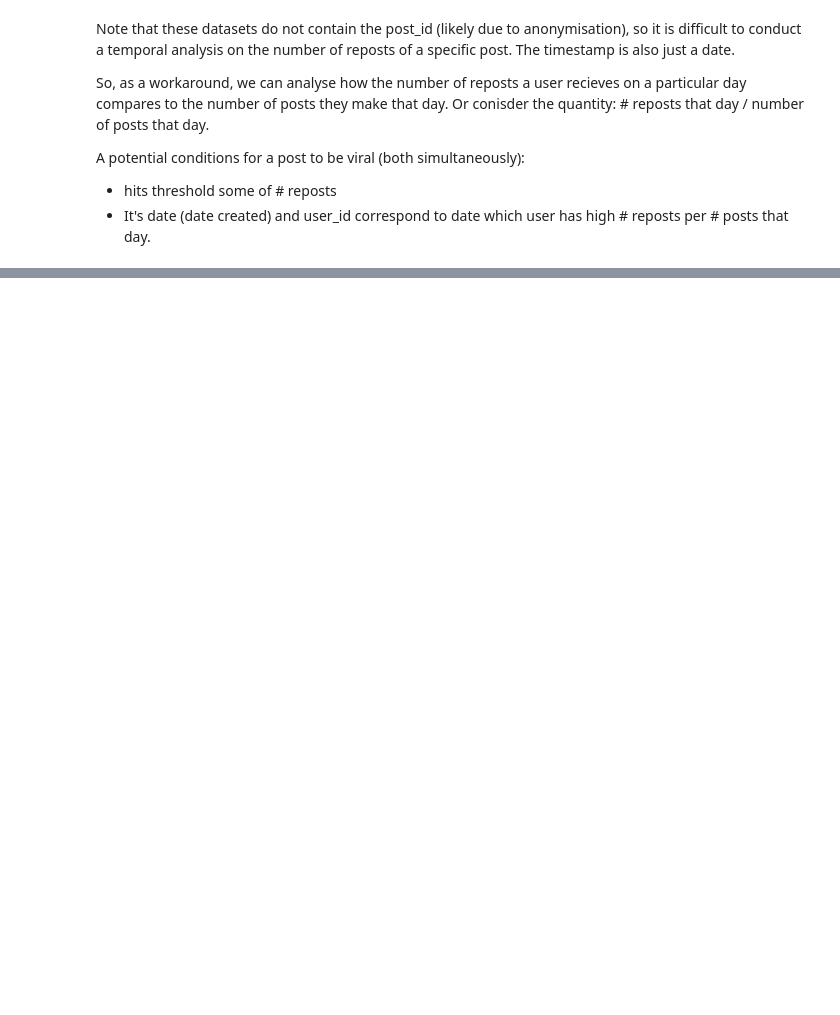
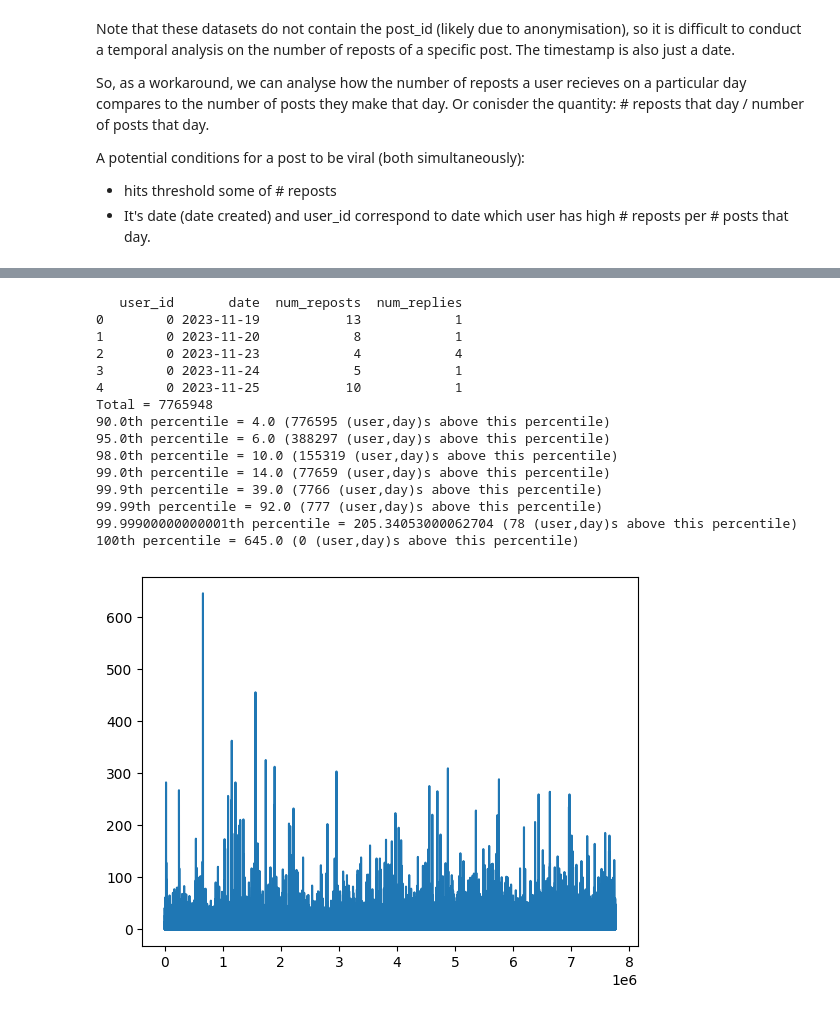
Before and after one commit to AravRaja/virality-analysis-datascience, a Jupyter notebook: notebooks/identifying_virality_metrics.ipynb, the cells around one changed output, grey strips where cells are left out. Saved outputs shown, nothing was run; the diff lists cells and outputs as text; code cells hidden in the pictures; blank space fills up the shorter version.

```diff
--- a/notebooks/identifying_virality_metrics.ipynb
+++ b/notebooks/identifying_virality_metrics.ipynb
@@ -227,0 +338,5 @@ A potential conditions for a post to be viral (both simultaneously):
+# %%
+# Create dataframe for number of reposts of a user each day
+replies_graph = pd.read_parquet(BASE_PATH/"data/processed/replies.parquet")
+user_replies_per_day = replies_graph.groupby(["user_id","date"]).size().reset_index(name='num_replies')
+print(user_replies_per_day.head())
@@ -227,0 +352,6 @@ A potential conditions for a post to be viral (both simultaneously):
+# %%
+print(user_replies_per_day)
+total = user_replies_per_day.shape[0]
+print(f"Total = {total}")
+for p in [0.9,0.95,0.98,0.99,0.999,0.9999,0.99999,1]:
+    print(f"{p*100}th percentile = {user_replies_per_day['num_replies'].quantile(p)} ({round((1-p)*total)} (user,day)s above this percentile)") # default linear interpolation
@@ -227,0 +376,31 @@ A potential conditions for a post to be viral (both simultaneously):
+# %%
+user_replies_per_day["date"] =  pd.to_datetime(user_replies_per_day['date'].astype(str), format='%Y%m%d')
+
+reposts_against_replies_user_date = pd.merge(user_reposts_per_day, user_replies_per_day, on=["user_id","date"], how='inner')
+
+print(reposts_against_replies_user_date.head())
+num_reposts_per_replies = reposts_against_replies_user_date["num_reposts"] / reposts_against_replies_user_date["num_replies"]
+
+num_reposts_per_replies.plot()
+
+total = num_reposts_per_replies.shape[0]
+print(f"Total = {total}")
+for p in [0.9,0.95,0.98,0.99,0.999,0.9999,0.99999,1]:
+    print(f"{p*100}th percentile = {num_reposts_per_replies.quantile(p)} ({round((1-p)*total)} (user,day)s above this percentile)") # default linear interpolation
+# %% [output]
+   user_id       date  num_reposts  num_replies
+0        0 2023-11-19           13            1
+1        0 2023-11-20            8            1
+2        0 2023-11-23            4            4
+3        0 2023-11-24            5            1
+4        0 2023-11-25           10            1
+Total = 7765948
+90.0th percentile = 4.0 (776595 (user,day)s above this percentile)
+95.0th percentile = 6.0 (388297 (user,day)s above this percentile)
+98.0th percentile = 10.0 (155319 (user,day)s above this percentile)
+99.0th percentile = 14.0 (77659 (user,day)s above this percentile)
+99.9th percentile = 39.0 (7766 (user,day)s above this percentile)
+99.99th percentile = 92.0 (777 (user,day)s above this percentile)
+99.99900000000001th percentile = 205.34053000062704 (78 (user,day)s above this percentile)
+100th percentile = 645.0 (0 (user,day)s above this percentile)
+[figure, added]
```
Also changed, not shown: parts of 15 cells of this notebook.
